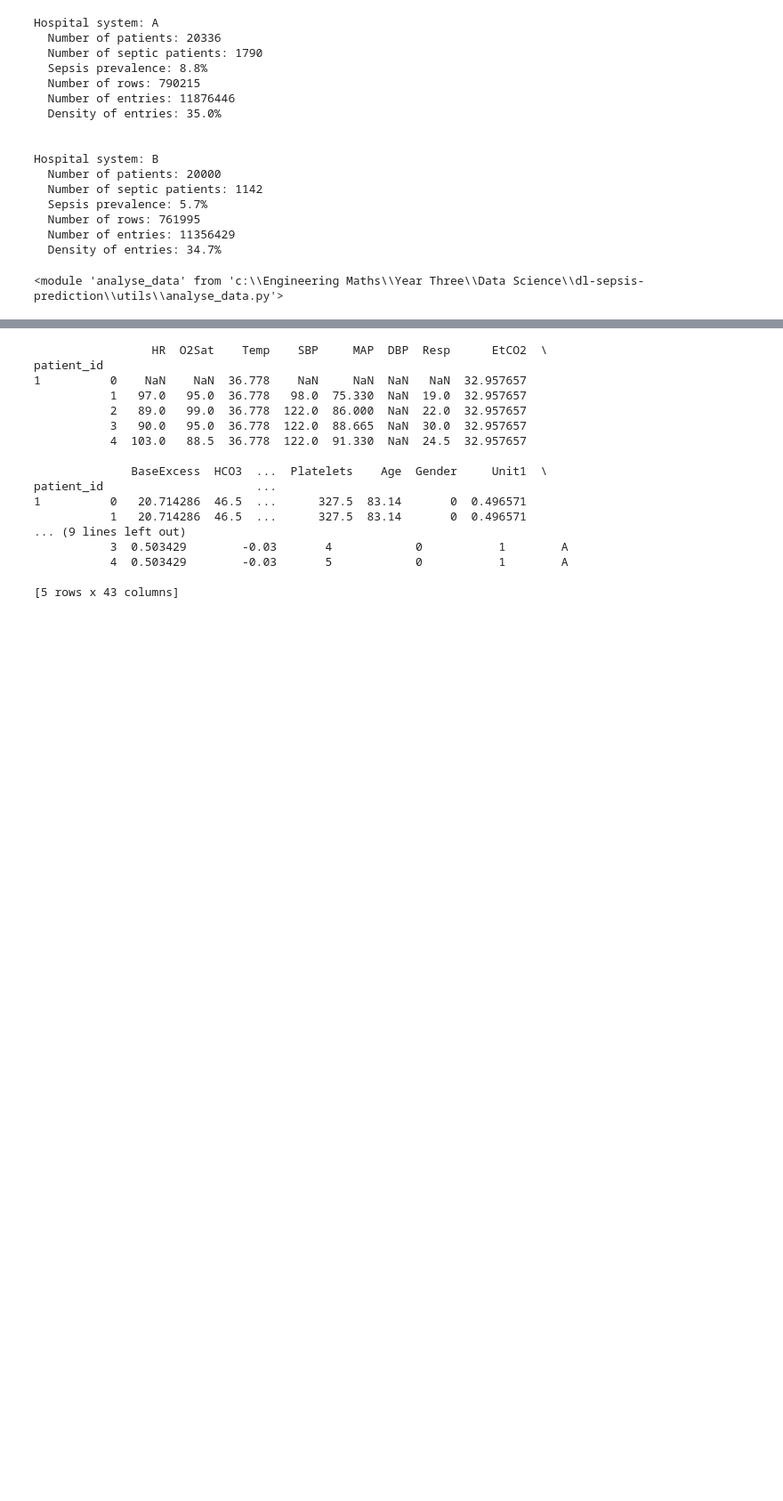
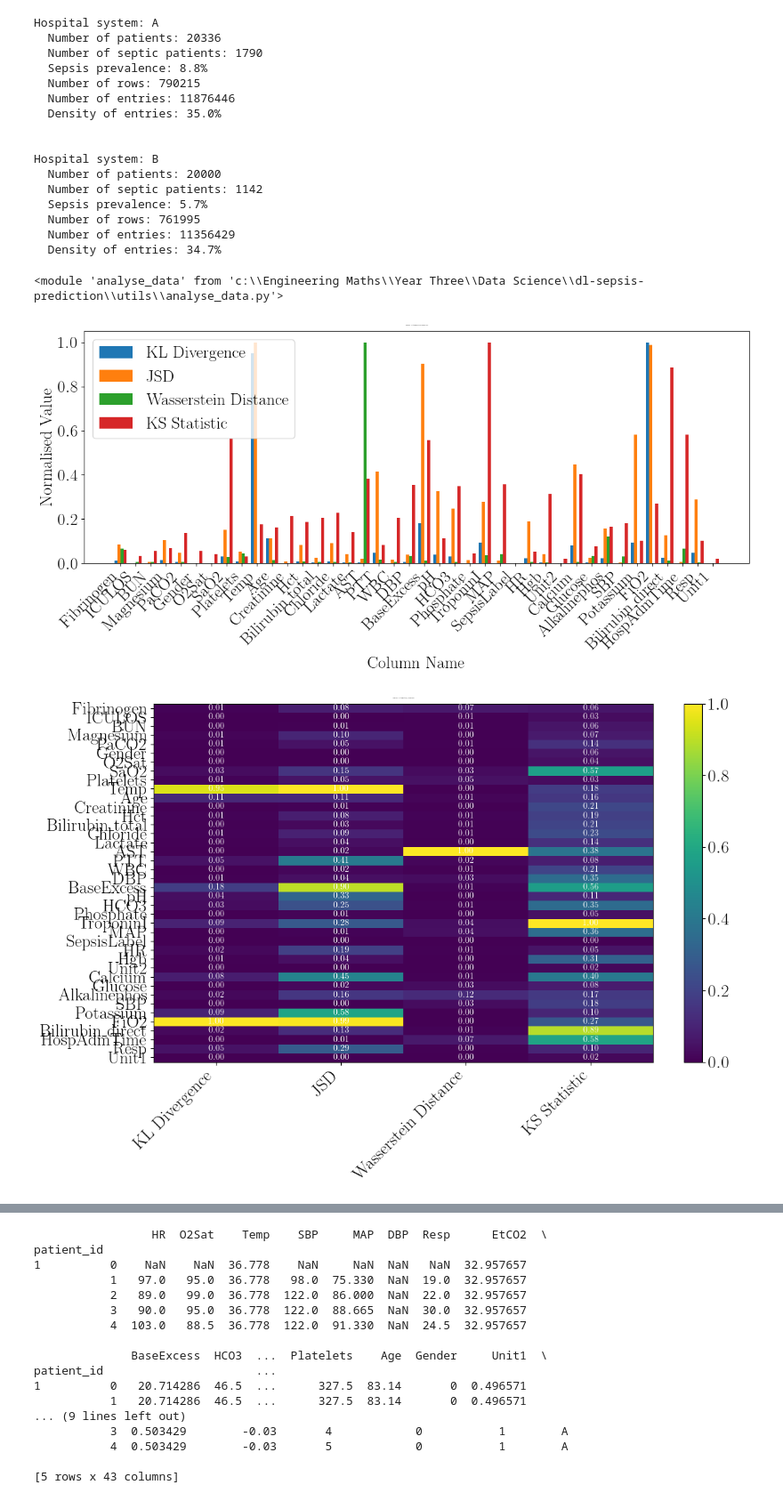
Before and after one commit to damianstone/dl-sepsis-prediction, a Jupyter notebook: data_exploration/data_exploration.ipynb, the cells around one changed output, grey strips where cells are left out. Shown at 89% size. Cells and saved outputs as stored; diff of their text form; code cells hidden in the pictures; blank space fills up the shorter version.

Commit message:
added some more plots for merge metrics

```diff
--- a/data_exploration/data_exploration.ipynb
+++ b/data_exploration/data_exploration.ipynb
@@ -71,11 +84,17 @@ importlib.reload(analyse_data)
 # %%
 
 importlib.reload(analyse_data)
 metrics = analyse_data.compare_two_datasets(df_A, df_B)
+analyse_data.plot_combined_metrics(metrics)
+analyse_data.plot_combined_heatmap(metrics)
+analyse_data.plot_metrics(metrics)
+
 for col, met in metrics.items():
     print(f"Column: {col}")
     for metric, value in met.items():
         print(f"  {metric}: {value}")
     print("\n")
 #open text editor to view properly
 # %% [output]
+[figure, added]
+[figure, added]
```
Also changed, not shown: parts of 2 cells of this notebook, 1 other file.
